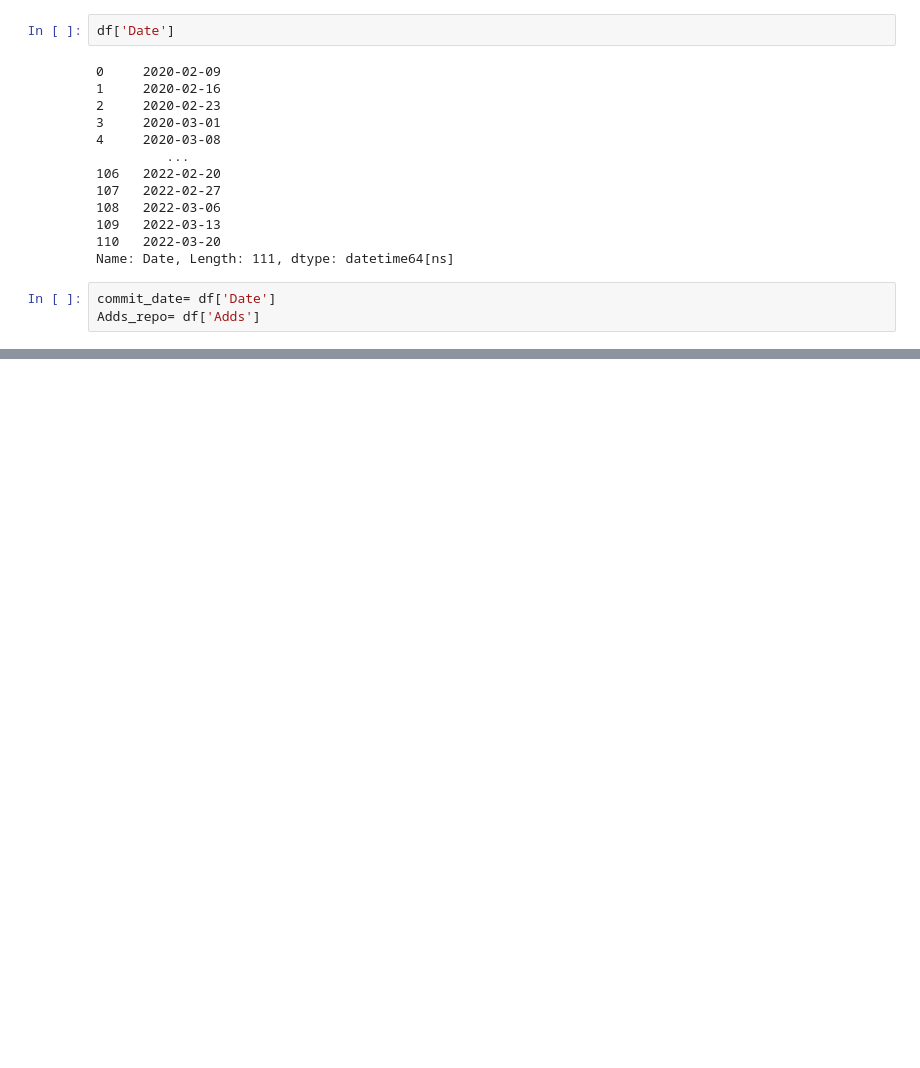
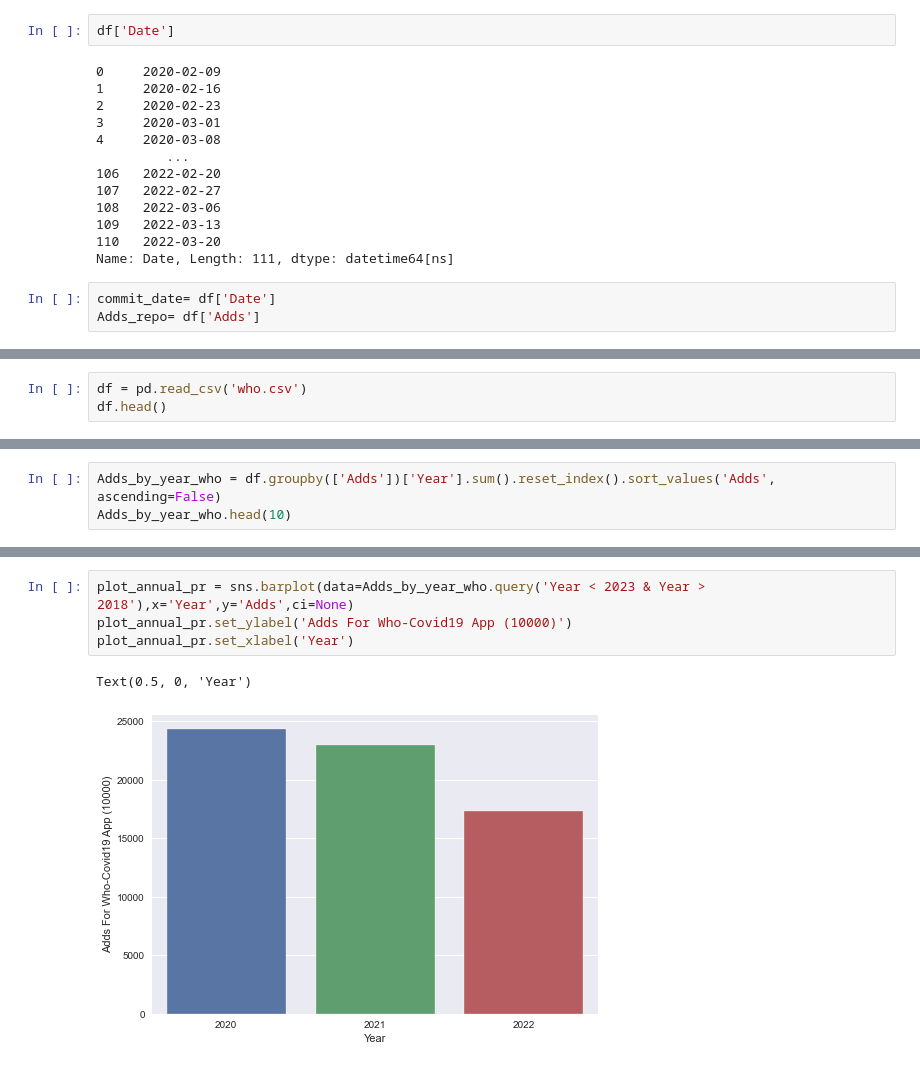
Before and after one commit to jaitlyjahnavi/Useful-Codes-for-FYP, a Jupyter notebook: covid19.ipynb, the cells around one changed output, grey strips where cells are left out. Drawn from its saved outputs; the diff is of its cells as text; blank space fills up the shorter version.

```diff
--- a/covid19.ipynb
+++ b/covid19.ipynb
@@ -95,0 +101,3 @@ plt.plot_date(commit_date,Adds_repo,linestyle='solid')
+# %%
+df = pd.read_csv('who.csv')
+df.head()
@@ -95,0 +121,3 @@ plt.plot_date(commit_date,Adds_repo,linestyle='solid')
+# %%
+Adds_by_year_who = df.groupby(['Adds'])['Year'].sum().reset_index().sort_values('Adds', ascending=False)
+Adds_by_year_who.head(10)
@@ -95,0 +136,7 @@ plt.plot_date(commit_date,Adds_repo,linestyle='solid')
+# %%
+plot_annual_pr = sns.barplot(data=Adds_by_year_who.query('Year < 2023 & Year > 2018'),x='Year',y='Adds',ci=None)
+plot_annual_pr.set_ylabel('Adds For Who-Covid19 App (10000)')
+plot_annual_pr.set_xlabel('Year')
+# %% [output]
+Text(0.5, 0, 'Year')
+[figure, added]
```
Also changed, not shown: parts of 7 cells of this notebook, 2 other files.
